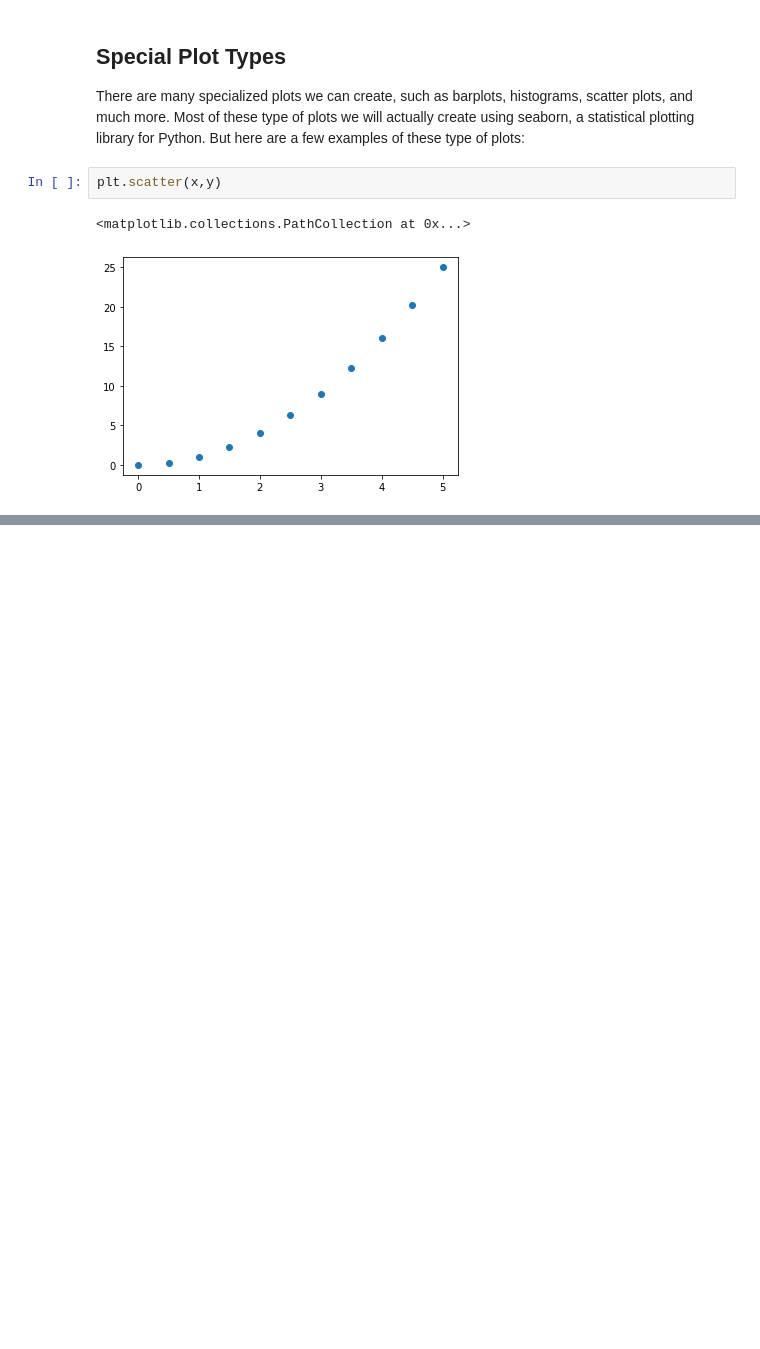
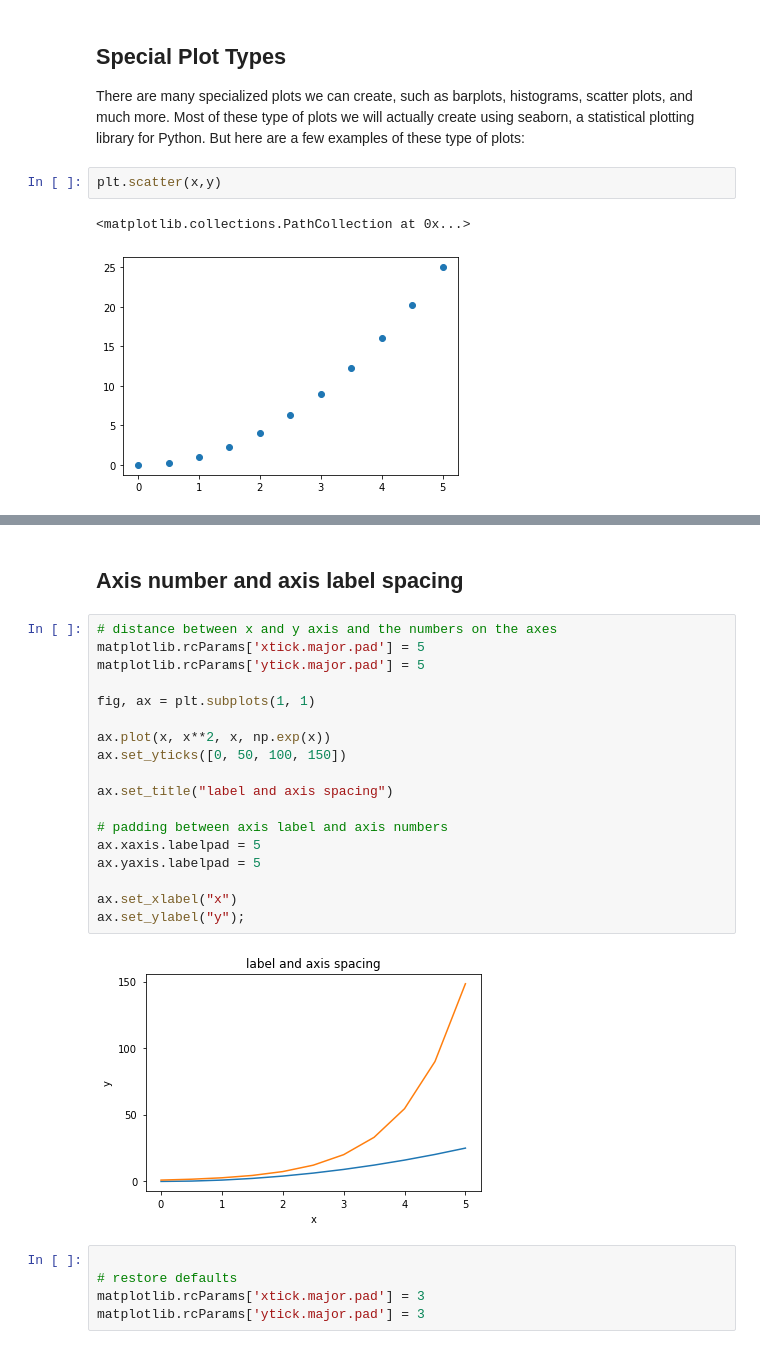
Before and after one commit to Atik1000/Machine-Learning-with-Python-Zero-to-GBMs, a Jupyter notebook: 4. Matplotlib/Matplotlib_Concepts_Lecture.ipynb, the cells around one changed output, grey strips where cells are left out. Cells and saved outputs as stored; diff of their text form; blank space fills up the shorter version.

```diff
--- a/4. Matplotlib/Matplotlib_Concepts_Lecture.ipynb
+++ b/4. Matplotlib/Matplotlib_Concepts_Lecture.ipynb
@@ -387,0 +438,27 @@ http://scipy-lectures.github.io/matplotlib/matplotlib.html - Another good matplo
+# %% [markdown]
+## Axis number and axis label spacing
+# %%
+# distance between x and y axis and the numbers on the axes
+matplotlib.rcParams['xtick.major.pad'] = 5
+matplotlib.rcParams['ytick.major.pad'] = 5
+
+fig, ax = plt.subplots(1, 1)
+
+ax.plot(x, x**2, x, np.exp(x))
+ax.set_yticks([0, 50, 100, 150])
+
+ax.set_title("label and axis spacing")
+
+# padding between axis label and axis numbers
+ax.xaxis.labelpad = 5
+ax.yaxis.labelpad = 5
+
+ax.set_xlabel("x")
+ax.set_ylabel("y");
+# %% [output]
+[figure, added]
+# %%
+
+# restore defaults
+matplotlib.rcParams['xtick.major.pad'] = 3
+matplotlib.rcParams['ytick.major.pad'] = 3
```
Also changed, not shown: parts of 52 cells of this notebook, 1 other file.
